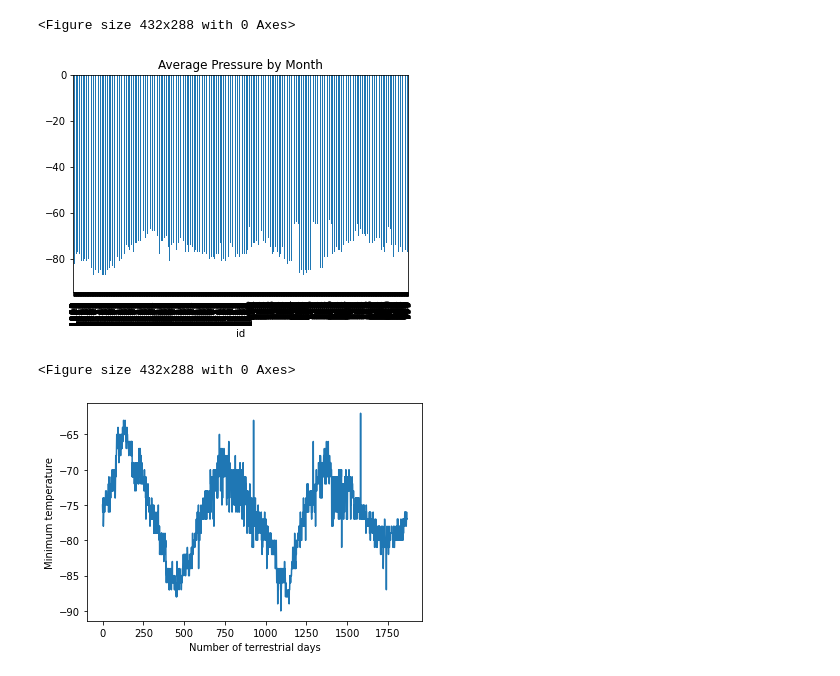
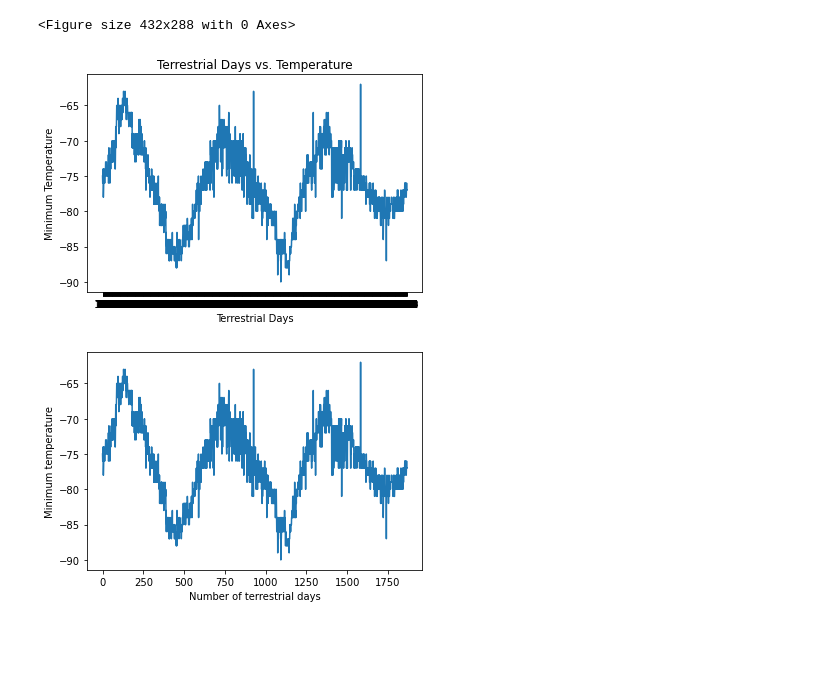
Before and after one commit to Colleen-Cobb/Web-Scraping-Challenge, a Jupyter notebook: part_2_mars_weather.ipynb, the cells around one changed output. Saved outputs shown, nothing was run; the diff lists cells and outputs as text; code cells hidden in the pictures; blank space fills up the shorter version.

```diff
--- a/part_2_mars_weather.ipynb
+++ b/part_2_mars_weather.ipynb
@@ -300,20 +287,20 @@ plt.tight_layout()
 # %% [output]
 [figure]
 <Figure size 432x288 with 0 Axes>
-# %%
-days=dataframe.groupby("id")
-
-
-days_temp=days["min_temp"].mean()
-bar_day=days_temp.plot(kind="bar", title="Average Pressure by Month")
-bar_day.set_xlabel=("Number of Terrestrial Days")
-bar_day.set_ylabel=("Minimum Temperature")
-
-plt.show()
-plt.tight_layout()
-# %% [output]
-[figure, removed]
-<Figure size 432x288 with 0 Axes>
+# %%
+x_values=dataframe["id"]
+y_values=dataframe["min_temp"]
+plt.plot(x_values, y_values)
+# labels= ['o', '250', '500', '750', '1000', '1250', '1500', '1750']
+# plt.plot(dataframe["id"], dataframe['min_temp'])
+plt.xlabel("Terrestrial Days")
+# plt.xticks(x_values, labels, rotation="vertical")
+plt.ylabel("Minimum Temperature")
+plt.title("Terrestrial Days vs. Temperature")
+
+plt.show()
+# %% [output]
+[figure, added]
 # %%
 # 5. How many terrestrial (earth) days are there in a Martian year?
 # %% [output]
```
Also changed, not shown: parts of 5 cells of this notebook, 3 other files.
